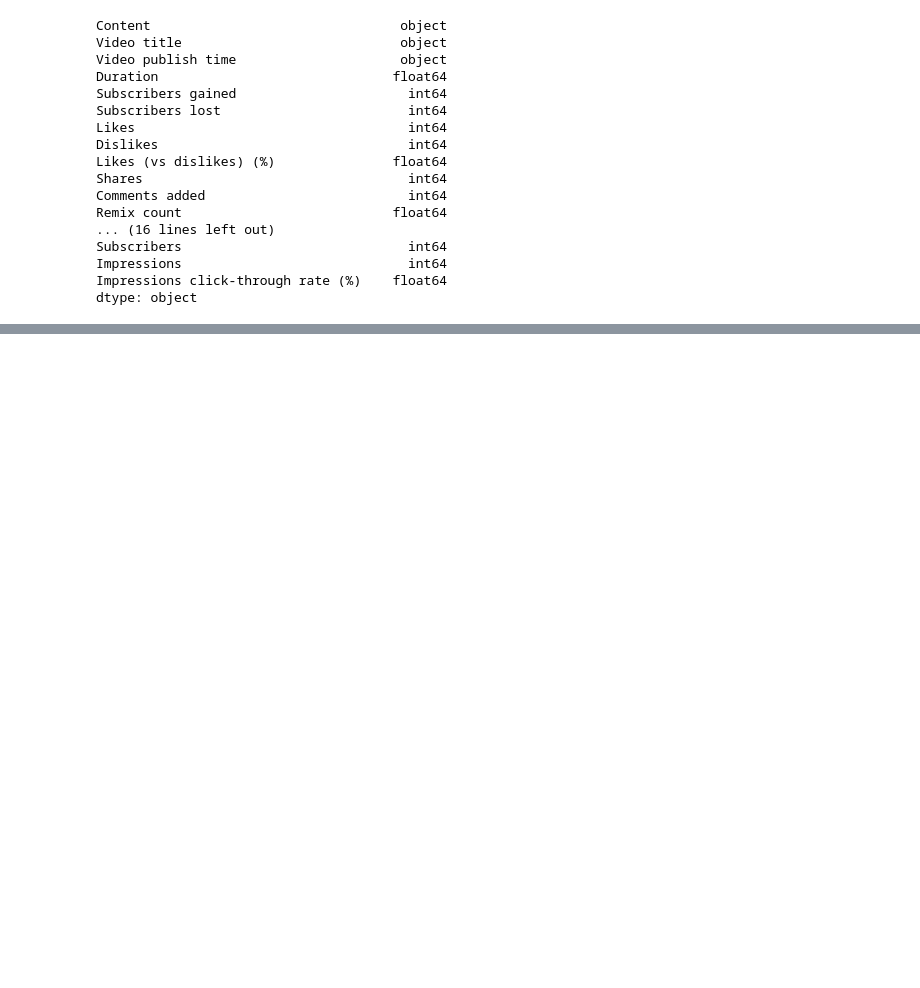
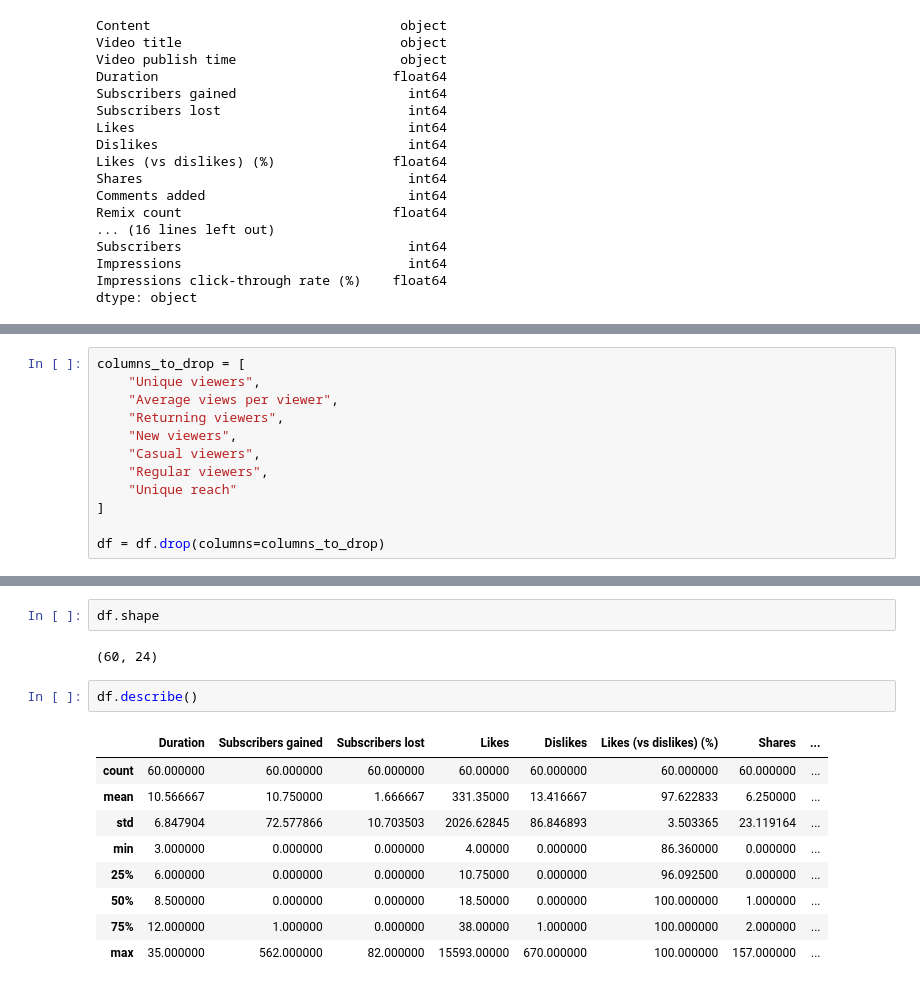
Before and after one commit to Auhlada/project-pulse, a Jupyter notebook: notebooks/01_data_loading.ipynb, the cells around one changed output, grey strips where cells are left out. Drawn from its saved outputs; the diff is of its cells as text; blank space fills up the shorter version.

```diff
--- a/notebooks/01_data_loading.ipynb
+++ b/notebooks/01_data_loading.ipynb
@@ -93,0 +277,12 @@ memory usage: 14.9+ KB
+# %%
+columns_to_drop = [
+    "Unique viewers",
+    "Average views per viewer",
+    "Returning viewers",
+    "New viewers",
+    "Casual viewers",
+    "Regular viewers",
+    "Unique reach"
+]
+
+df = df.drop(columns=columns_to_drop)
@@ -93,0 +309,16 @@ memory usage: 14.9+ KB
+# %%
+df.shape
+# %% [output]
+(60, 24)
+# %%
+df.describe()
+# %% [output]
+|  | Duration | Subscribers gained | Subscribers lost | Likes | Dislikes | Likes (vs dislikes) (%) | Shares | ... |
+| count | 60.000000 | 60.000000 | 60.000000 | 60.00000 | 60.000000 | 60.000000 | 60.000000 | ... |
+| mean | 10.566667 | 10.750000 | 1.666667 | 331.35000 | 13.416667 | 97.622833 | 6.250000 | ... |
+| std | 6.847904 | 72.577866 | 10.703503 | 2026.62845 | 86.846893 | 3.503365 | 23.119164 | ... |
+| min | 3.000000 | 0.000000 | 0.000000 | 4.00000 | 0.000000 | 86.360000 | 0.000000 | ... |
+| 25% | 6.000000 | 0.000000 | 0.000000 | 10.75000 | 0.000000 | 96.092500 | 0.000000 | ... |
+| 50% | 8.500000 | 0.000000 | 0.000000 | 18.50000 | 0.000000 | 100.000000 | 1.000000 | ... |
+| 75% | 12.000000 | 1.000000 | 0.000000 | 38.00000 | 1.000000 | 100.000000 | 2.000000 | ... |
+| max | 35.000000 | 562.000000 | 82.000000 | 15593.00000 | 670.000000 | 100.000000 | 157.000000 | ... |
```
Also changed, not shown: parts of 23 cells of this notebook, 3 other files.
